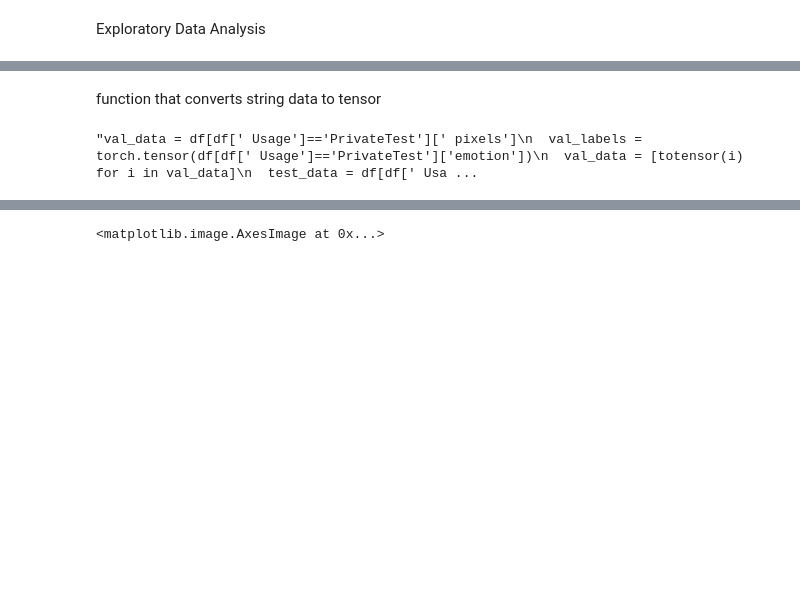
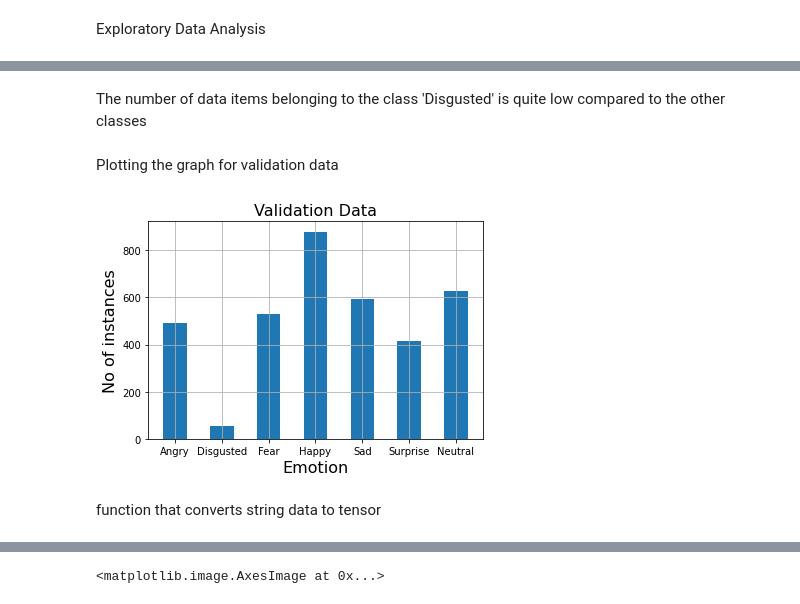
Before and after one commit to shreyas1209/Emotion-Detection, a Jupyter notebook: Emotion_main.ipynb, the cells around one changed output, grey strips where cells are left out. Drawn from its saved outputs; the diff is of its cells as text; code cells hidden in the pictures; blank space fills up the shorter version.

```diff
--- a/Emotion_main.ipynb
+++ b/Emotion_main.ipynb
@@ -50,3 +73,17 @@ Exploratory Data Analysis
+# %% [markdown]
+The number of data items belonging to the class 'Disgusted' is quite low compared to the other classes
+# %% [markdown]
+Plotting the graph for validation data
+# %%
+plt.bar(emotion_dict.values(),val_num_counts,width = 0.5)
+plt.xlabel('Emotion',fontdict={'size': 16})
+plt.ylabel('No of instances',fontdict={'size': 16})
+plt.title("Validation Data",fontdict={'size': 16})
+plt.grid()
+
+plt.show()
+# %% [output]
+[figure, added]
 # %% [markdown]
 function that converts string data to tensor
 # %%
@@ -68,16 +105,10 @@ def DATASET (df,normalize = 'False'):
     print(mean, std)
     data = ((data-mean)/std)
 
+
   labels = torch.tensor(df['emotion'].to_numpy())
   dataset = TensorDataset(data, labels)
   return dataset
-
-
-
-
-'
-# %% [output]
-"val_data = df[df[' Usage']=='PrivateTest'][' pixels']\n  val_labels = torch.tensor(df[df[' Usage']=='PrivateTest']['emotion'])\n  val_data = [totensor(i) for i in val_data]\n  test_data = df[df[' Usa ...
 # %%
 train_dataset = DATASET(df[df[' Usage']=='Training'],normalize = 'True')
 val_dataset = DATASET(df[df[' Usage']=='PrivateTest'])
```
Also changed, not shown: parts of 19 cells of this notebook.
